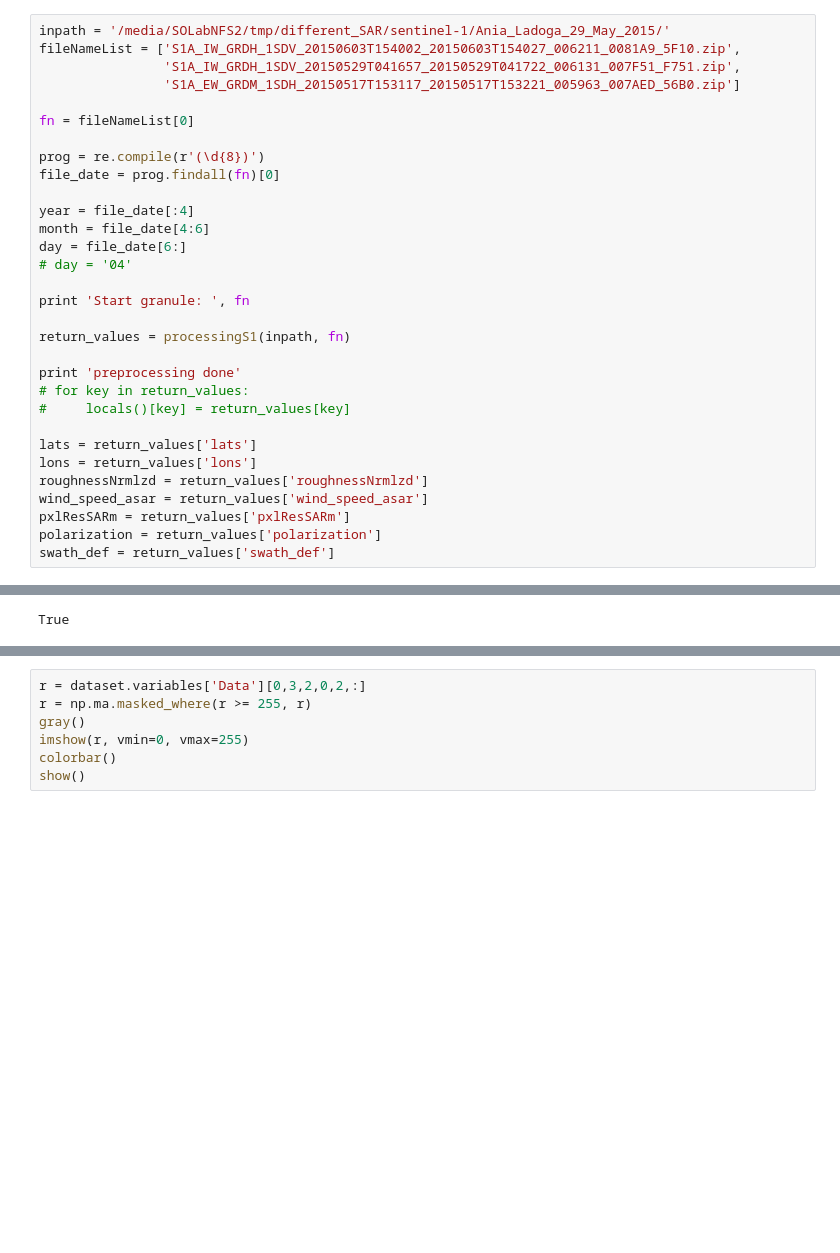
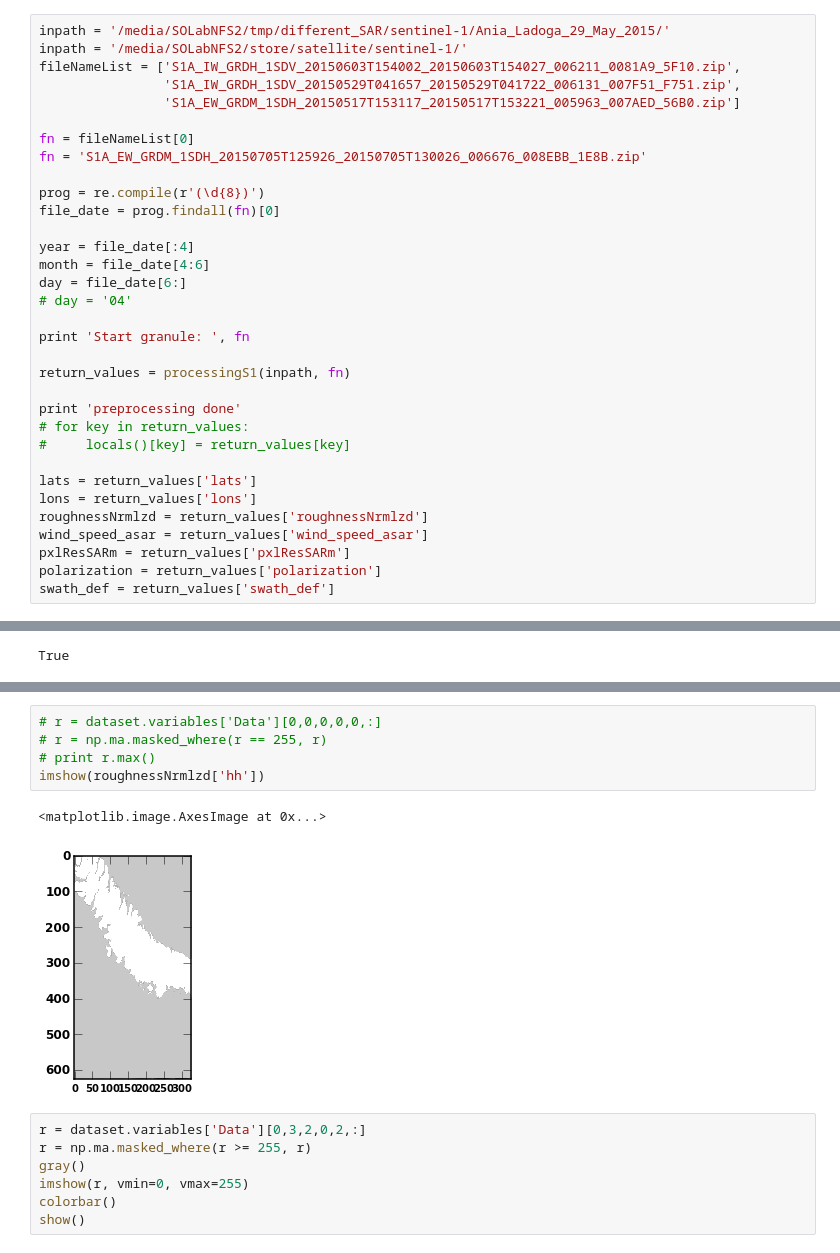
Before and after one commit to magican/PySOL, a Jupyter notebook: notebooks/Sentinel2ncTiles.ipynb, the cells around one changed output, grey strips where cells are left out. Saved outputs shown, nothing was run; the diff lists cells and outputs as text; blank space fills up the shorter version.

```diff
--- a/notebooks/Sentinel2ncTiles.ipynb
+++ b/notebooks/Sentinel2ncTiles.ipynb
@@ -419,11 +419,13 @@ def processingS1(inpath, fn):
     return return_values
 # %%
 inpath = '/media/SOLabNFS2/tmp/different_SAR/sentinel-1/Ania_Ladoga_29_May_2015/'
+inpath = '/media/SOLabNFS2/store/satellite/sentinel-1/'
 fileNameList = ['S1A_IW_GRDH_1SDV_20150603T154002_20150603T154027_006211_0081A9_5F10.zip',
                 'S1A_IW_GRDH_1SDV_20150529T041657_20150529T041722_006131_007F51_F751.zip',
                 'S1A_EW_GRDM_1SDH_20150517T153117_20150517T153221_005963_007AED_56B0.zip']
 
 fn = fileNameList[0]
+fn = 'S1A_EW_GRDM_1SDH_20150705T125926_20150705T130026_006676_008EBB_1E8B.zip'
 
 prog = re.compile(r'(\d{8})')
 file_date = prog.findall(fn)[0]
@@ -723,3 +741,11 @@ show()
+# %%
+# r = dataset.variables['Data'][0,0,0,0,0,:]
+# r = np.ma.masked_where(r == 255, r)
+# print r.max()
+imshow(roughnessNrmlzd['hh'])
+# %% [output]
+<matplotlib.image.AxesImage at 0x...>
+[figure, added]
 # %%
 r = dataset.variables['Data'][0,3,2,0,2,:]
 r = np.ma.masked_where(r >= 255, r)
```
Also changed, not shown: parts of 5 cells of this notebook, 9 other files.
